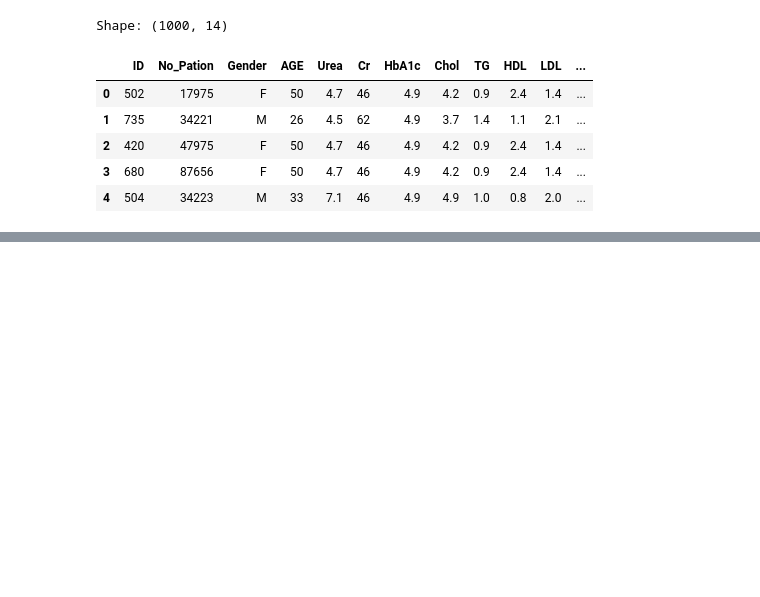
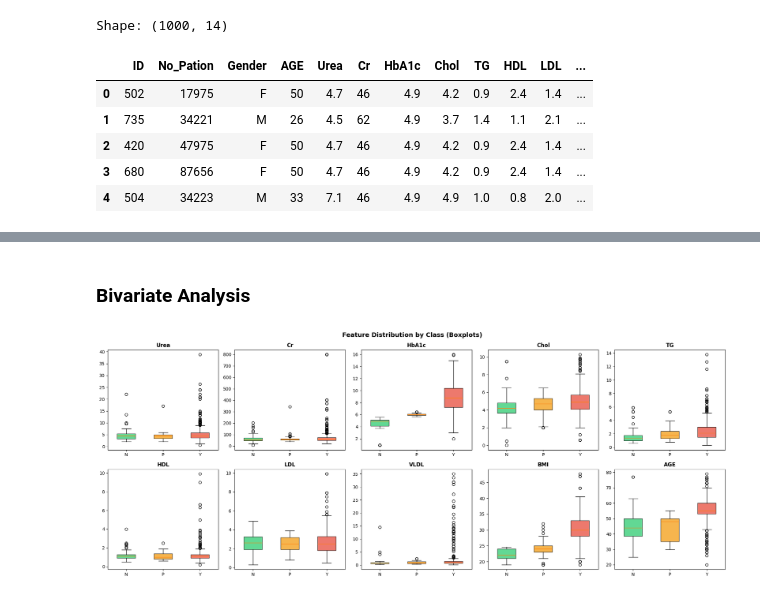
Before and after one commit to aakritip15/diabetes-prediction, a Jupyter notebook: notebook/eda.ipynb, the cells around one changed output, grey strips where cells are left out. Saved outputs shown, nothing was run; the diff lists cells and outputs as text; code cells hidden in the pictures; blank space fills up the shorter version.

```diff
--- a/notebook/eda.ipynb
+++ b/notebook/eda.ipynb
@@ -88,0 +129,21 @@ plt.show()
+# %% [markdown]
+### Bivariate Analysis
+# %%
+COLORS = {'N': '#2ecc71', 'P': '#f39c12', 'Y': '#e74c3c'}
+
+fig, axes = plt.subplots(2, 5, figsize=(20, 8))
+fig.suptitle('Feature Distribution by Class (Boxplots)', fontsize=14, fontweight='bold')
+axes = axes.flatten()
+
+for i, col in enumerate(num_cols):
+    data_by_class = [df[df['CLASS']==c][col].values for c in ['N','P','Y']]
+    bp = axes[i].boxplot(data_by_class, patch_artist=True,
+                         tick_labels=['N','P','Y'], widths=0.5)
+    for patch, cls in zip(bp['boxes'], ['N','P','Y']):
+        patch.set_facecolor(COLORS[cls]); patch.set_alpha(0.75)
+    axes[i].set_title(col, fontweight='bold')
+
+plt.tight_layout()
+plt.show()
+# %% [output]
+[figure, added]
```
Also changed, not shown: parts of 19 cells of this notebook, 3 other files.
